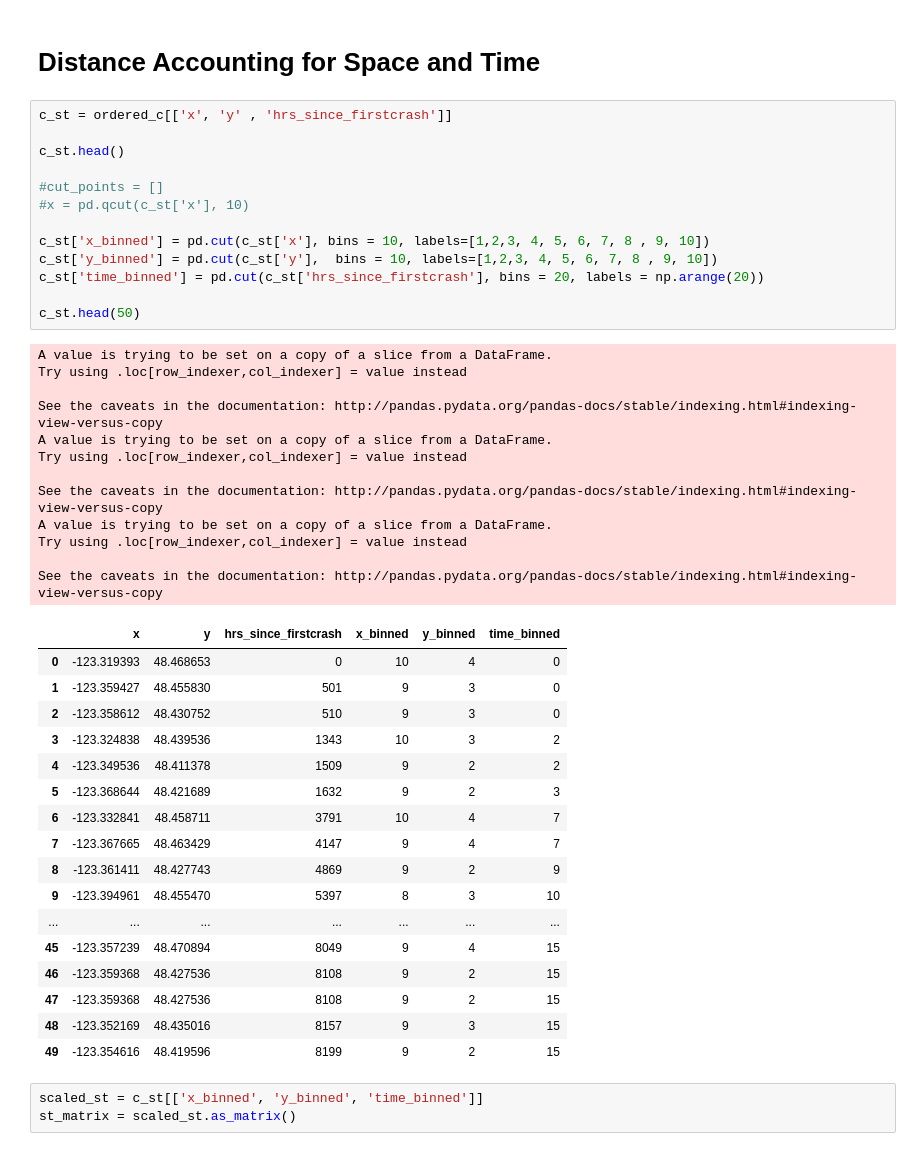
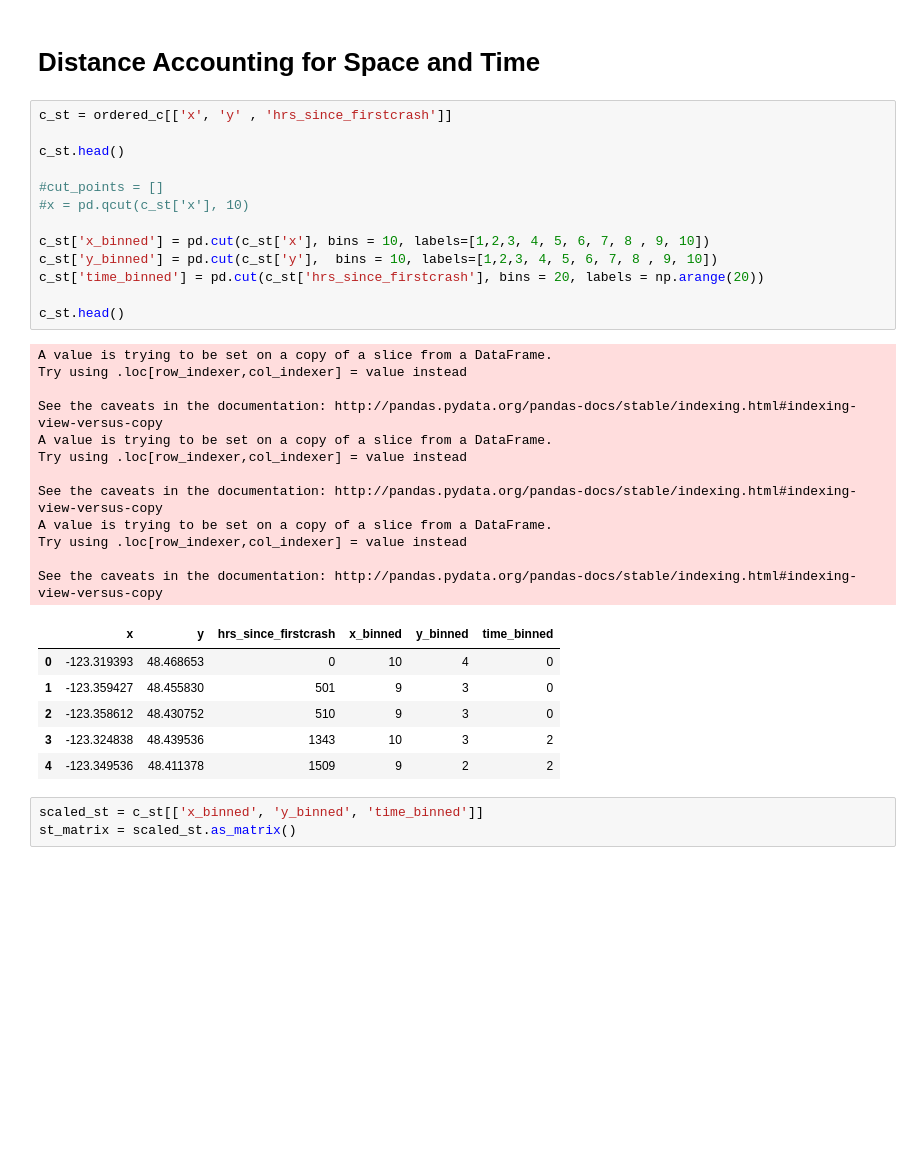
Before and after one commit to martham93/STA_project_MM, a Jupyter notebook: Martha Morrissey STA Project .ipynb, the cells around one changed output. Cells and saved outputs as stored; diff of their text form; blank space fills up the shorter version.

```diff
--- a/Martha Morrissey STA Project .ipynb
+++ b/Martha Morrissey STA Project .ipynb
@@ -347,45 +365,34 @@ plot_scatter(nm_matrix.iloc[:,0:2].values, labels=km_nm.labels_, title="Scatter
 c_st = ordered_c[['x', 'y' , 'hrs_since_firstcrash']]
 
 c_st.head()
 
 #cut_points = []
 #x = pd.qcut(c_st['x'], 10)
 
 c_st['x_binned'] = pd.cut(c_st['x'], bins = 10, labels=[1,2,3, 4, 5, 6, 7, 8 , 9, 10])
 c_st['y_binned'] = pd.cut(c_st['y'],  bins = 10, labels=[1,2,3, 4, 5, 6, 7, 8 , 9, 10])
 c_st['time_binned'] = pd.cut(c_st['hrs_since_firstcrash'], bins = 20, labels = np.arange(20))
 
-c_st.head(50)
+c_st.head()
 # %% [output]
 A value is trying to be set on a copy of a slice from a DataFrame.
 Try using .loc[row_indexer,col_indexer] = value instead
 
 See the caveats in the documentation: http://pandas.pydata.org/pandas-docs/stable/indexing.html#indexing-view-versus-copy
 A value is trying to be set on a copy of a slice from a DataFrame.
 Try using .loc[row_indexer,col_indexer] = value instead
 
 See the caveats in the documentation: http://pandas.pydata.org/pandas-docs/stable/indexing.html#indexing-view-versus-copy
 A value is trying to be set on a copy of a slice from a DataFrame.
 Try using .loc[row_indexer,col_indexer] = value instead
 
 See the caveats in the documentation: http://pandas.pydata.org/pandas-docs/stable/indexing.html#indexing-view-versus-copy
 |  | x | y | hrs_since_firstcrash | x_binned | y_binned | time_binned |
 | 0 | -123.319393 | 48.468653 | 0 | 10 | 4 | 0 |
 | 1 | -123.359427 | 48.455830 | 501 | 9 | 3 | 0 |
 | 2 | -123.358612 | 48.430752 | 510 | 9 | 3 | 0 |
 | 3 | -123.324838 | 48.439536 | 1343 | 10 | 3 | 2 |
 | 4 | -123.349536 | 48.411378 | 1509 | 9 | 2 | 2 |
-| 5 | -123.368644 | 48.421689 | 1632 | 9 | 2 | 3 |
-| 6 | -123.332841 | 48.458711 | 3791 | 10 | 4 | 7 |
-| 7 | -123.367665 | 48.463429 | 4147 | 9 | 4 | 7 |
-| 8 | -123.361411 | 48.427743 | 4869 | 9 | 2 | 9 |
-| 9 | -123.394961 | 48.455470 | 5397 | 8 | 3 | 10 |
-| ... | ... | ... | ... | ... | ... | ... |
-| 45 | -123.357239 | 48.470894 | 8049 | 9 | 4 | 15 |
-| 46 | -123.359368 | 48.427536 | 8108 | 9 | 2 | 15 |
-| 47 | -123.359368 | 48.427536 | 8108 | 9 | 2 | 15 |
-| 48 | -123.352169 | 48.435016 | 8157 | 9 | 3 | 15 |
-| 49 | -123.354616 | 48.419596 | 8199 | 9 | 2 | 15 |
 # %%
 scaled_st = c_st[['x_binned', 'y_binned', 'time_binned']]
 st_matrix = scaled_st.as_matrix()
```
Also changed, not shown: parts of 7 cells of this notebook.
